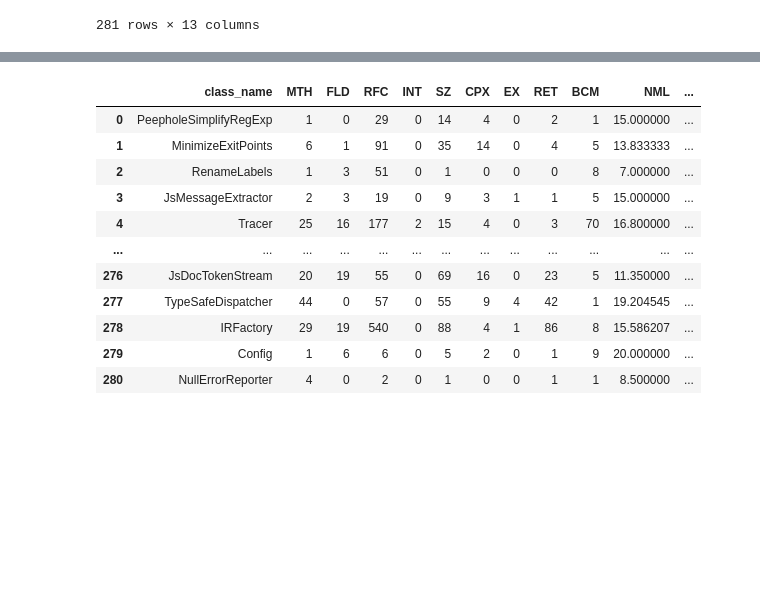
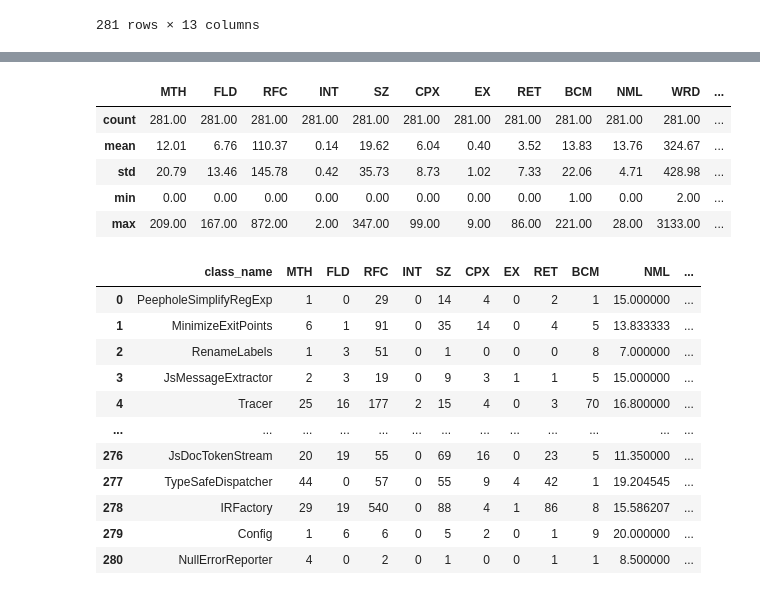
Before and after one commit to navdeeps350/Bug_prediction, a Jupyter notebook: bug_detection.ipynb, the cells around one changed output, grey strips where cells are left out. Cells and saved outputs as stored; diff of their text form; code cells hidden in the pictures; blank space fills up the shorter version.

```diff
--- a/bug_detection.ipynb
+++ b/bug_detection.ipynb
@@ -283 +299,10 @@ feature_frame
+# %%
+ag_f
+# %% [output]
+|  | MTH | FLD | RFC | INT | SZ | CPX | EX | RET | BCM | NML | WRD | ... |
+| count | 281.00 | 281.00 | 281.00 | 281.00 | 281.00 | 281.00 | 281.00 | 281.00 | 281.00 | 281.00 | 281.00 | ... |
+| mean | 12.01 | 6.76 | 110.37 | 0.14 | 19.62 | 6.04 | 0.40 | 3.52 | 13.83 | 13.76 | 324.67 | ... |
+| std | 20.79 | 13.46 | 145.78 | 0.42 | 35.73 | 8.73 | 1.02 | 7.33 | 22.06 | 4.71 | 428.98 | ... |
+| min | 0.00 | 0.00 | 0.00 | 0.00 | 0.00 | 0.00 | 0.00 | 0.00 | 1.00 | 0.00 | 2.00 | ... |
+| max | 209.00 | 167.00 | 872.00 | 2.00 | 347.00 | 99.00 | 9.00 | 86.00 | 221.00 | 28.00 | 3133.00 | ... |
 # %%
```
Also changed, not shown: parts of 5 cells of this notebook, 22 other files.
